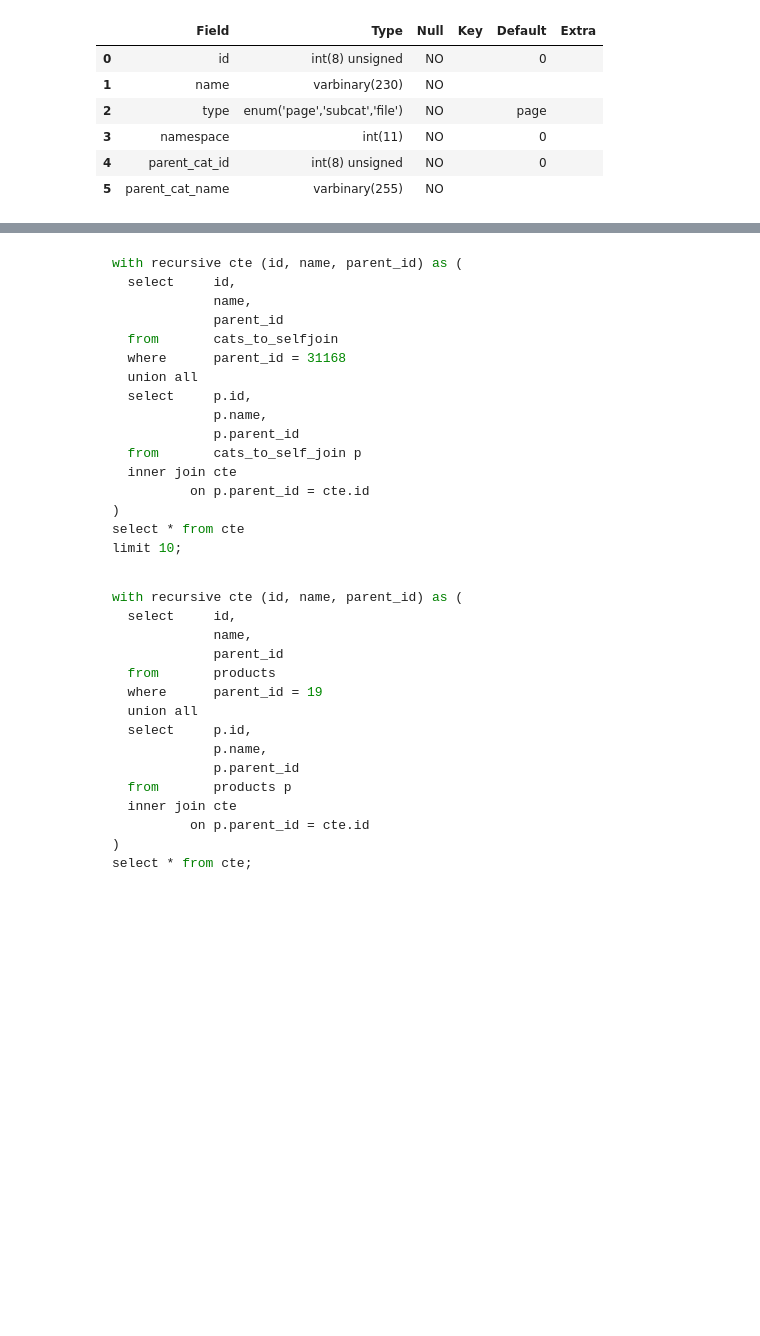
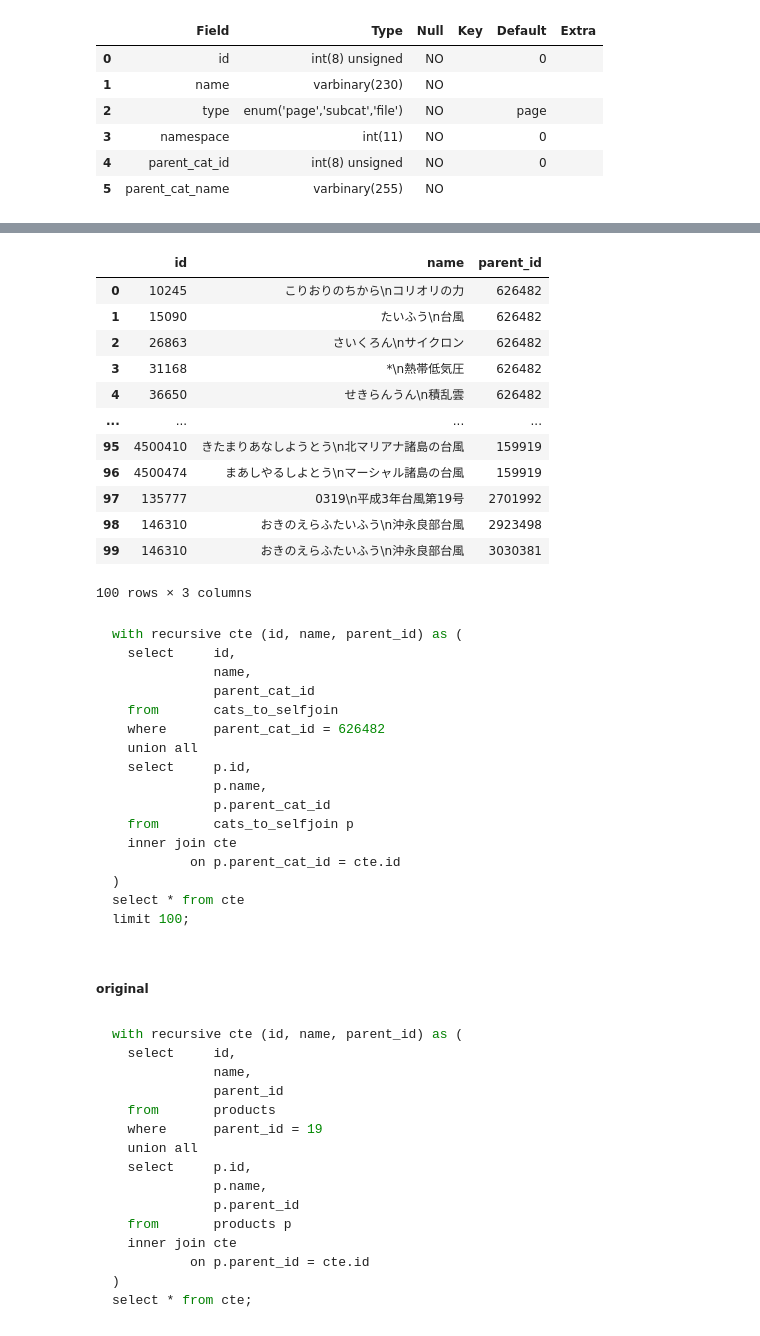
Before and after one commit to bhrdj/predwikt, a Jupyter notebook: notebooks/1.10-sfb-categories-eda.ipynb, the cells around one changed output, grey strips where cells are left out. Drawn from its saved outputs; the diff is of its cells as text; code cells hidden in the pictures; blank space fills up the shorter version.

````diff
--- a/notebooks/1.10-sfb-categories-eda.ipynb
+++ b/notebooks/1.10-sfb-categories-eda.ipynb
@@ -284,41 +280,58 @@ sql = """
 with recursive cte (id, name, parent_id) as (
   select     id,
              name,
-             parent_id
+             parent_cat_id
   from       cats_to_selfjoin
-  where      parent_id = 31168
+  where      parent_cat_id = 626482
   union all
   select     p.id,
              p.name,
-             p.parent_id
-  from       cats_to_self_join p
+             p.parent_cat_id
+  from       cats_to_selfjoin p
   inner join cte
-          on p.parent_id = cte.id
+          on p.parent_cat_id = cte.id
 )
 select * from cte
-limit 10;
 """
 
-jpr_sql(sql, conn)
+tropstorm = byte_read_sql(sql, conn)
+# %%
+tropstorm
+# %% [output]
+|  | id | name | parent_id |
+| 0 | 10245 | こりおりのちから\nコリオリの力 | 626482 |
+| 1 | 15090 | たいふう\n台風 | 626482 |
+| 2 | 26863 | さいくろん\nサイクロン | 626482 |
+| 3 | 31168 | *\n熱帯低気圧 | 626482 |
+| 4 | 36650 | せきらんうん\n積乱雲 | 626482 |
+| ... | ... | ... | ... |
+| 95 | 4500410 | きたまりあなしようとう\n北マリアナ諸島の台風 | 159919 |
+| 96 | 4500474 | まあしやるしよとう\nマーシャル諸島の台風 | 159919 |
+| 97 | 135777 | 0319\n平成3年台風第19号 | 2701992 |
+| 98 | 146310 | おきのえらふたいふう\n沖永良部台風 | 2923498 |
+| 99 | 146310 | おきのえらふたいふう\n沖永良部台風 | 3030381 |
+100 rows × 3 columns
 # %% [markdown]
 ```sql
 with recursive cte (id, name, parent_id) as (
   select     id,
              name,
-             parent_id
+             parent_cat_id
   from       cats_to_selfjoin
-  where      parent_id = 31168
+  where      parent_cat_id = 626482
   union all
   select     p.id,
              p.name,
-             p.parent_id
-  from       cats_to_self_join p
+             p.parent_cat_id
+  from       cats_to_selfjoin p
   inner join cte
-          on p.parent_id = cte.id
+          on p.parent_cat_id = cte.id
 )
 select * from cte
-limit 10;
+limit 100;
 ```
+# %% [markdown]
+##### original
 # %% [markdown]
 ```sql
 with recursive cte (id, name, parent_id) as (
````
Also changed, not shown: parts of 12 cells of this notebook.
